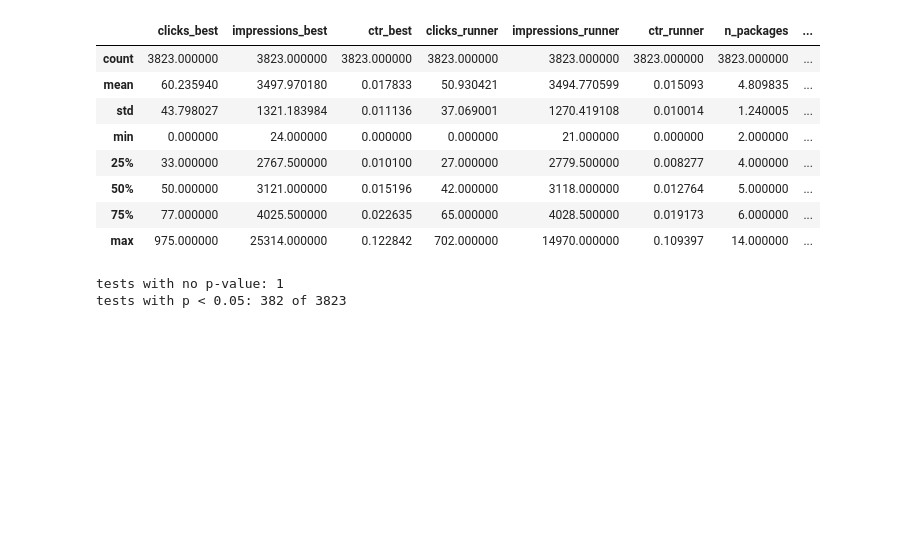
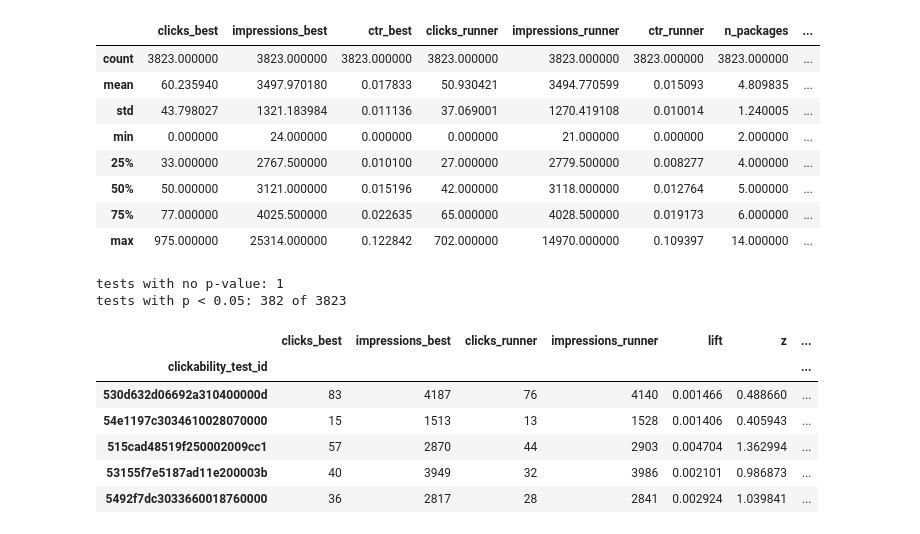
Before and after one commit to ZuhalA/upworthy-ab-winners, a Jupyter notebook: notebooks/02_per_test.ipynb, the cells around one changed output. Cells and saved outputs as stored; diff of their text form; code cells hidden in the pictures; blank space fills up the shorter version.

Commit message:
hand checked for making the results match

```diff
--- a/notebooks/02_per_test.ipynb
+++ b/notebooks/02_per_test.ipynb
@@ -118,3 +118,14 @@ print(f"tests with p < 0.05: {(table['p_value']<0.05).sum()} of {len(table)}")
 # %% [output]
 tests with no p-value: 1
 tests with p < 0.05: 382 of 3823
+# %%
+check = table.sample(5, random_state=0)    # random, with a fixed seed so you get the same five every time
+check[["clicks_best", "impressions_best", "clicks_runner", "impressions_runner", "lift", "z", "p_value", "best_low", "best_high"]]
+# %% [output]
+|  | clicks_best | impressions_best | clicks_runner | impressions_runner | lift | z | ... |
+| clickability_test_id |  |  |  |  |  |  | ... |
+| 530d632d06692a310400000d | 83 | 4187 | 76 | 4140 | 0.001466 | 0.488660 | ... |
+| 54e1197c3034610028070000 | 15 | 1513 | 13 | 1528 | 0.001406 | 0.405943 | ... |
+| 515cad48519f250002009cc1 | 57 | 2870 | 44 | 2903 | 0.004704 | 1.362994 | ... |
+| 53155f7e5187ad11e200003b | 40 | 3949 | 32 | 3986 | 0.002101 | 0.986873 | ... |
+| 5492f7dc3033660018760000 | 36 | 2817 | 28 | 2841 | 0.002924 | 1.039841 | ... |
```
Also changed, not shown: parts of 4 cells of this notebook.
